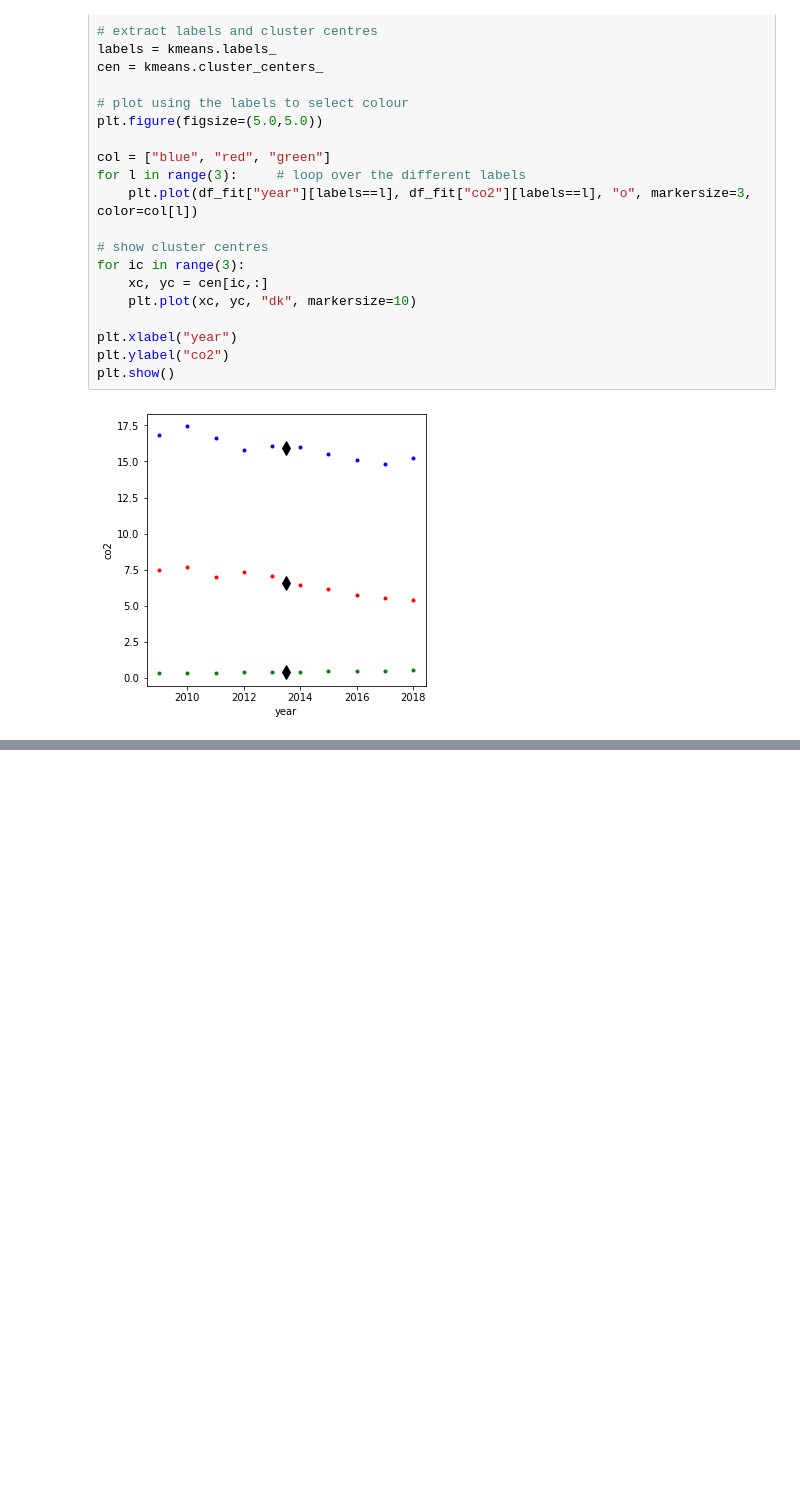
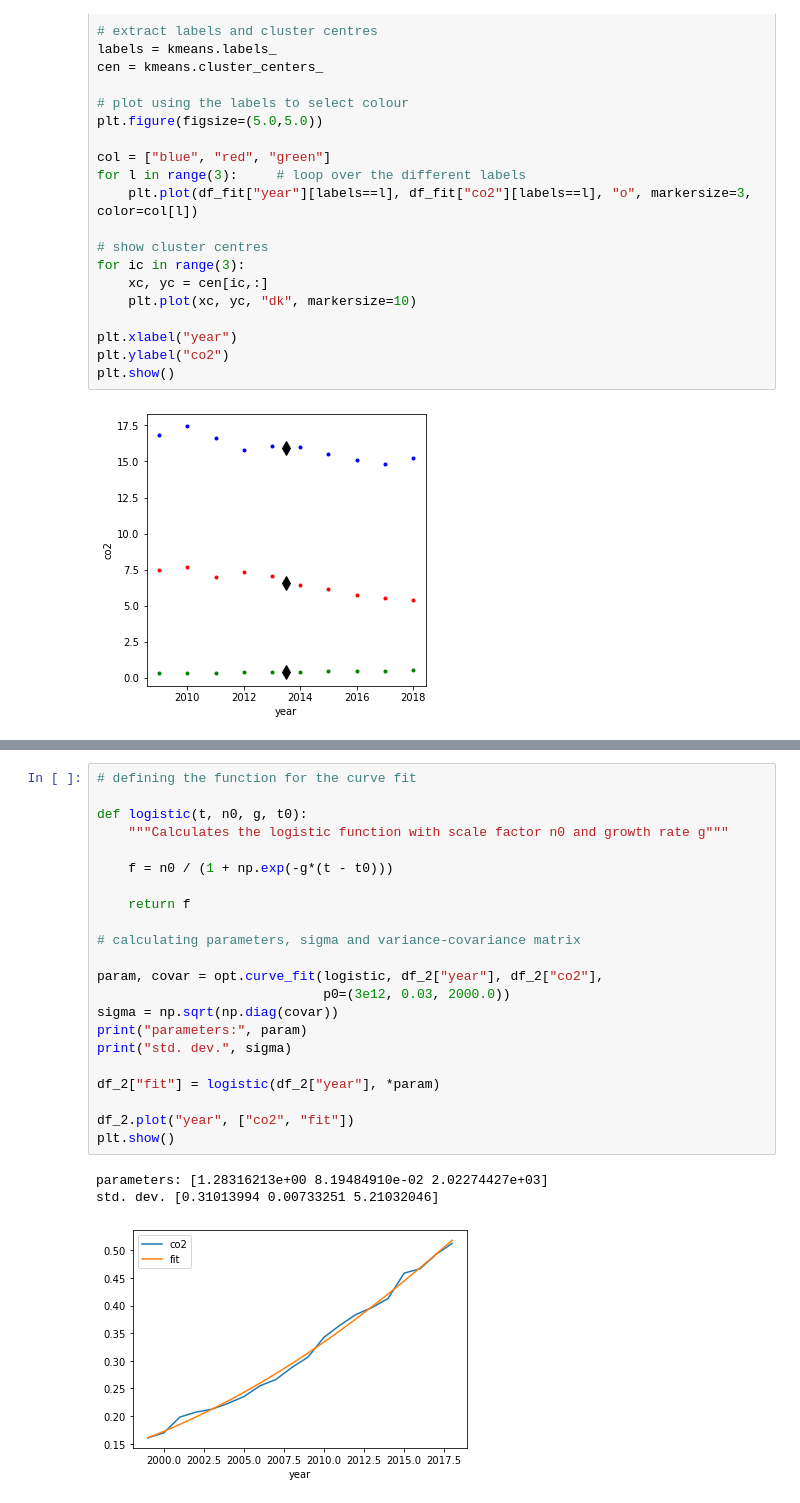
Before and after one commit to aftahee05/ADS1_Assignment3, a Jupyter notebook: Assignment_3.ipynb, the cells around one changed output, grey strips where cells are left out. Drawn from its saved outputs; the diff is of its cells as text; blank space fills up the shorter version.

```diff
--- a/Assignment_3.ipynb
+++ b/Assignment_3.ipynb
@@ -117,0 +174,26 @@ plt.show()
+# %%
+# defining the function for the curve fit
+
+def logistic(t, n0, g, t0):
+    """Calculates the logistic function with scale factor n0 and growth rate g"""
+
+    f = n0 / (1 + np.exp(-g*(t - t0)))
+
+    return f
+
+# calculating parameters, sigma and variance-covariance matrix
+
+param, covar = opt.curve_fit(logistic, df_2["year"], df_2["co2"],
+                             p0=(3e12, 0.03, 2000.0))
+sigma = np.sqrt(np.diag(covar))
+print("parameters:", param)
+print("std. dev.", sigma)
+
+df_2["fit"] = logistic(df_2["year"], *param)
+
+df_2.plot("year", ["co2", "fit"])
+plt.show()
+# %% [output]
+parameters: [1.28316213e+00 8.19484910e-02 2.02274427e+03]
+std. dev. [0.31013994 0.00733251 5.21032046]
+[figure, added]
```
Also changed, not shown: parts of 5 cells of this notebook.
